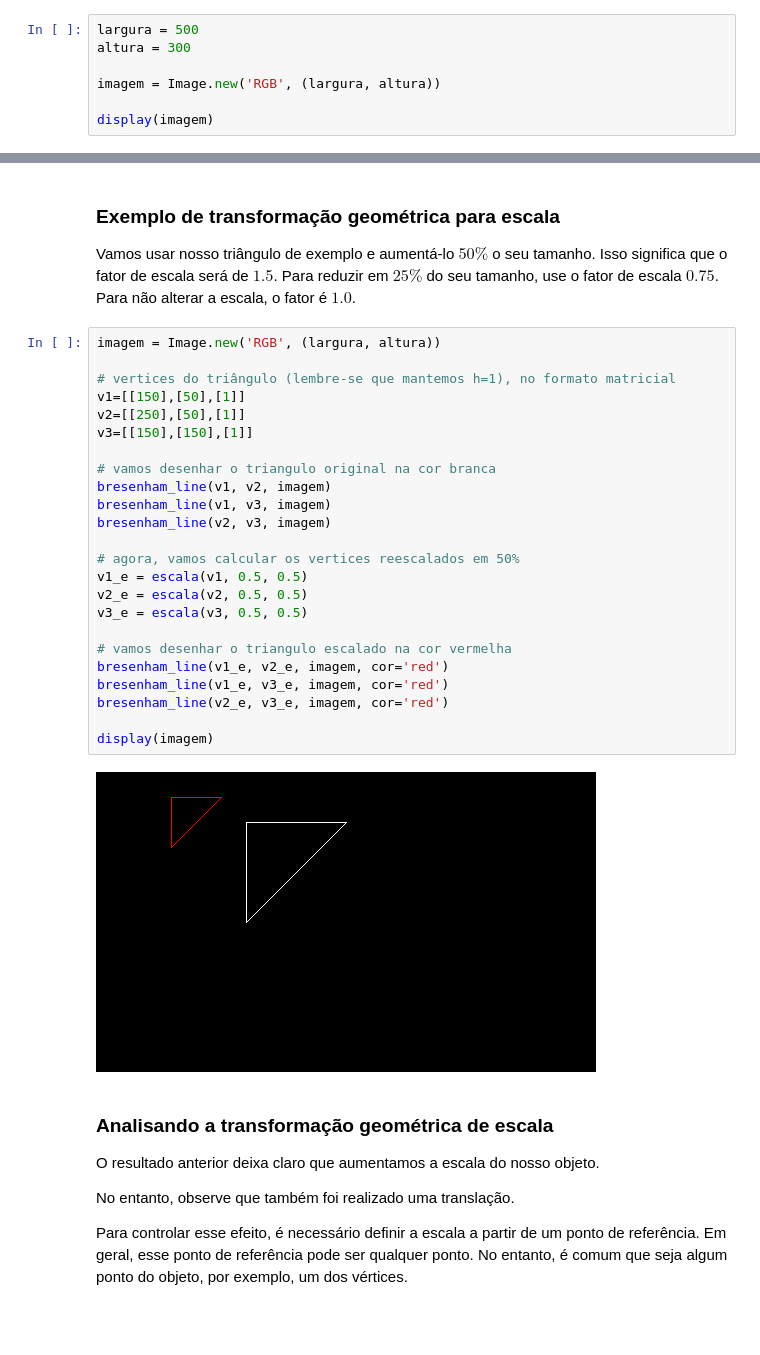
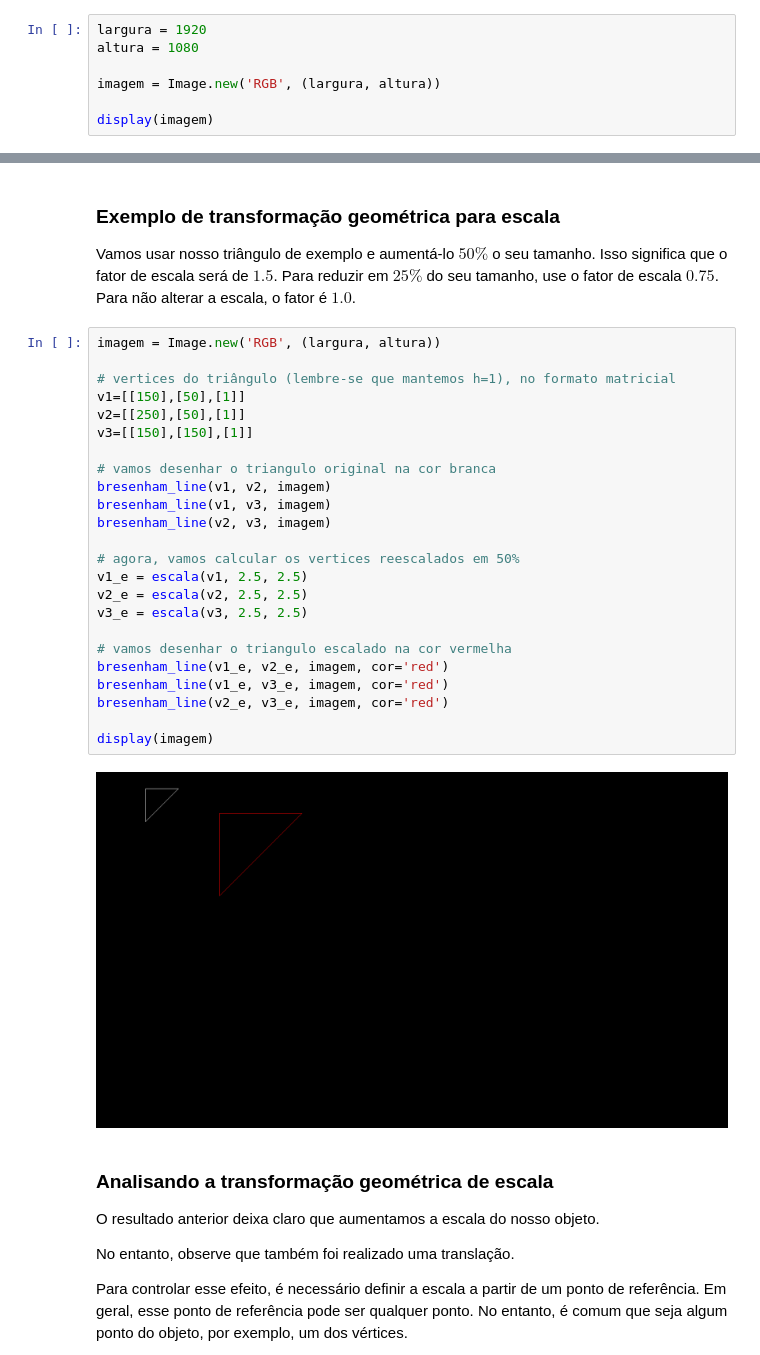
Before and after one commit to jonh-carvalho/CG_24.2_8001, a Jupyter notebook: docs/_Disciplina/docs/notebooks/tg/Aula4.Ex1 - Transformação Geométrica (Exemplos em 2D).ipynb, the cells around one changed output, grey strips where cells are left out. Cells and saved outputs as stored; diff of their text form; blank space fills up the shorter version.

```diff
--- a/docs/_Disciplina/docs/notebooks/tg/Aula4.Ex1 - Transformação Geométrica (Exemplos em 2D).ipynb
+++ b/docs/_Disciplina/docs/notebooks/tg/Aula4.Ex1 - Transformação Geométrica (Exemplos em 2D).ipynb
@@ -17,8 +17,8 @@ import math
 # %% [markdown]
 ### Criando e exibindo uma imagem vazia (pixeis $R=0$, $G=0$, $B=0$)
 # %%
-largura = 500
-altura = 300
+largura = 1920
+altura = 1080
 
 imagem = Image.new('RGB', (largura, altura))
 
@@ -308,29 +308,29 @@ Vamos usar nosso triângulo de exemplo e aumentá-lo $50\%$ o seu tamanho. Isso
 # %%
 imagem = Image.new('RGB', (largura, altura))
 
 # vertices do triângulo (lembre-se que mantemos h=1), no formato matricial
 v1=[[150],[50],[1]]
 v2=[[250],[50],[1]]
 v3=[[150],[150],[1]]
 
 # vamos desenhar o triangulo original na cor branca
 bresenham_line(v1, v2, imagem)
 bresenham_line(v1, v3, imagem)
 bresenham_line(v2, v3, imagem)
 
 # agora, vamos calcular os vertices reescalados em 50%
-v1_e = escala(v1, 0.5, 0.5)
-v2_e = escala(v2, 0.5, 0.5)
-v3_e = escala(v3, 0.5, 0.5)
+v1_e = escala(v1, 2.5, 2.5)
+v2_e = escala(v2, 2.5, 2.5)
+v3_e = escala(v3, 2.5, 2.5)
 
 # vamos desenhar o triangulo escalado na cor vermelha
 bresenham_line(v1_e, v2_e, imagem, cor='red')
 bresenham_line(v1_e, v3_e, imagem, cor='red')
 bresenham_line(v2_e, v3_e, imagem, cor='red')
 
 display(imagem)
 # %% [output]
-[figure, old version]
+[figure, new version]
 # %% [markdown]
 ### Analisando a transformação geométrica de escala
 O resultado anterior deixa claro que aumentamos a escala do nosso objeto.
```
Also changed, not shown: parts of 6 cells of this notebook, 2 other files.
